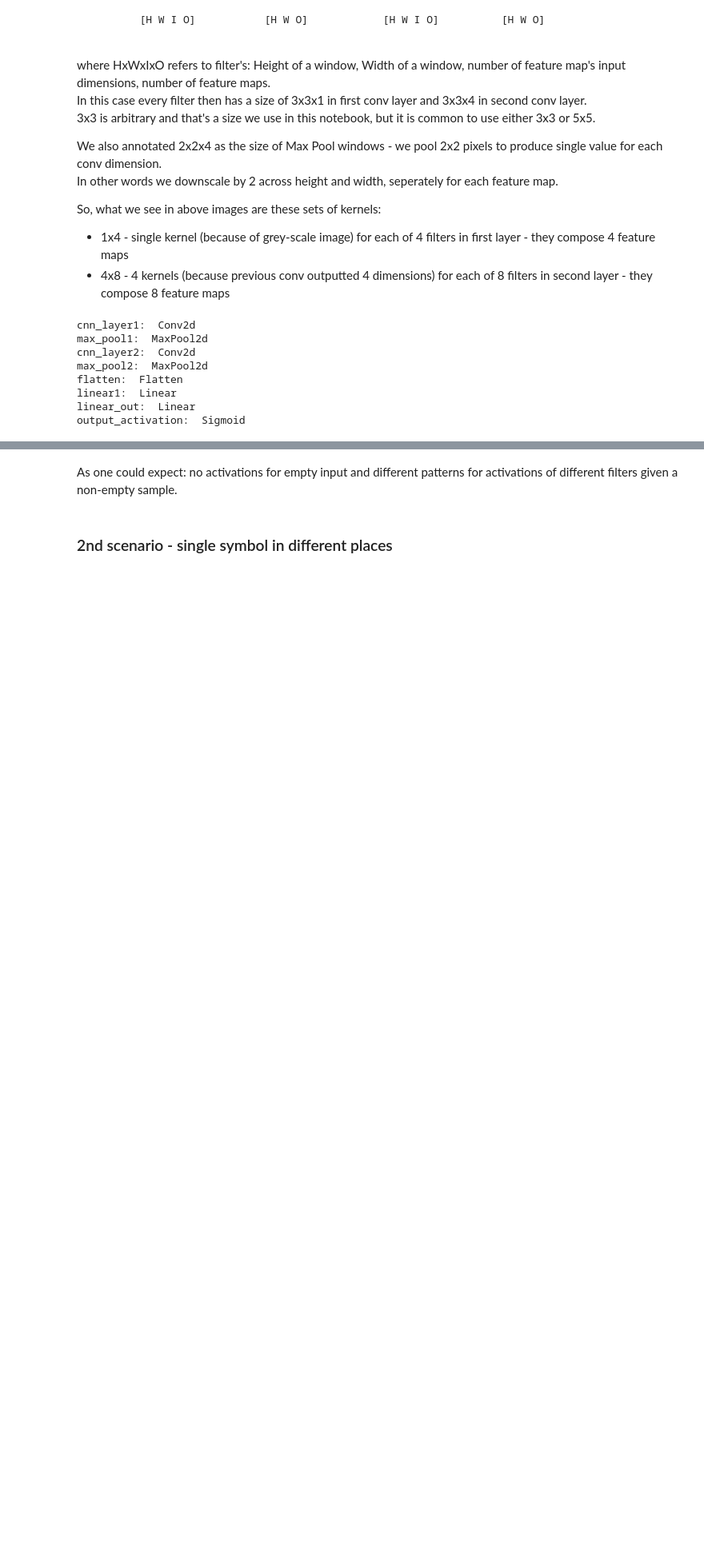
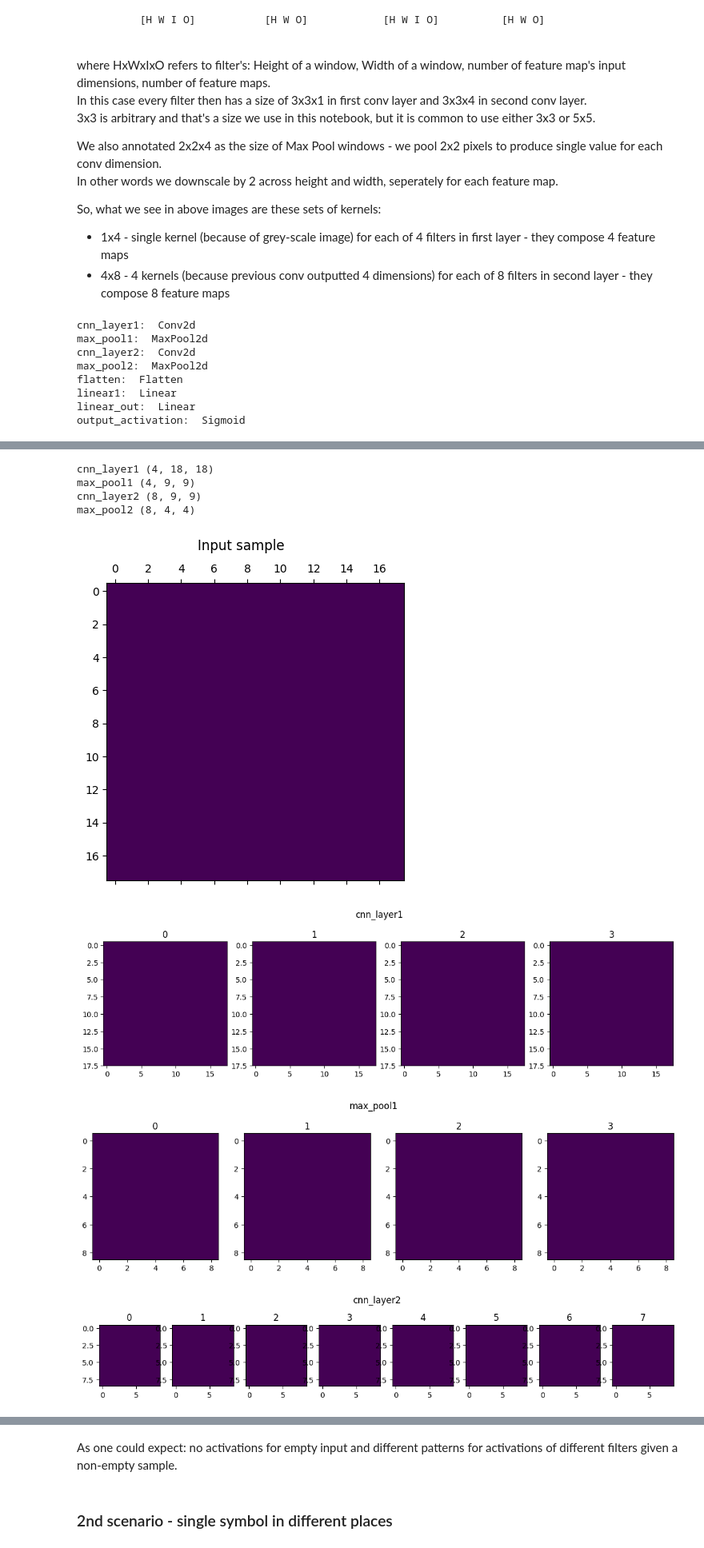
Before and after one commit to zostaw/disect-cnn, a Jupyter notebook: cnn_disect.ipynb, the cells around one changed output, grey strips where cells are left out. Shown at 80% size. Cells and saved outputs as stored; diff of their text form; code cells hidden in the pictures; blank space fills up the shorter version.

```diff
--- a/cnn_disect.ipynb
+++ b/cnn_disect.ipynb
@@ -480,0 +416,23 @@ extracting: MaxPool2d
+# %%
+# For desirable samples and desirable layers
+def generate_display_feature_maps(model, samples, feature_map_layer_names):
+    extracted_layers = extract_layers(model, layer_names=feature_map_layer_names)
+    for sample in samples:
+        sample_batched = sample.unsqueeze(dim=0).unsqueeze(dim=0).to(device)
+        # Extract for each sample seperately - the feature maps are activated differently for given samples
+        extracted_features = extract_features(model, sample_batched, feature_layers=list(extracted_layers), verbose=False)
+        # generate activations only for Conv2d and MaxPool2d layers
+        display_feature_maps(model, sample, feature_maps=list(extracted_features), layer_names=feature_map_layer_names)
+
+# here only for id 5, but we can provide multiple
+samples = [X[5]]
+generate_display_feature_maps(model, samples, feature_map_layer_names)
+# %% [output]
+cnn_layer1 (4, 18, 18)
+max_pool1 (4, 9, 9)
+cnn_layer2 (8, 9, 9)
+max_pool2 (8, 4, 4)
+[figure, added]
+[figure, added]
+[figure, added]
+[figure, added]
```
Also changed, not shown: parts of 12 cells of this notebook.
